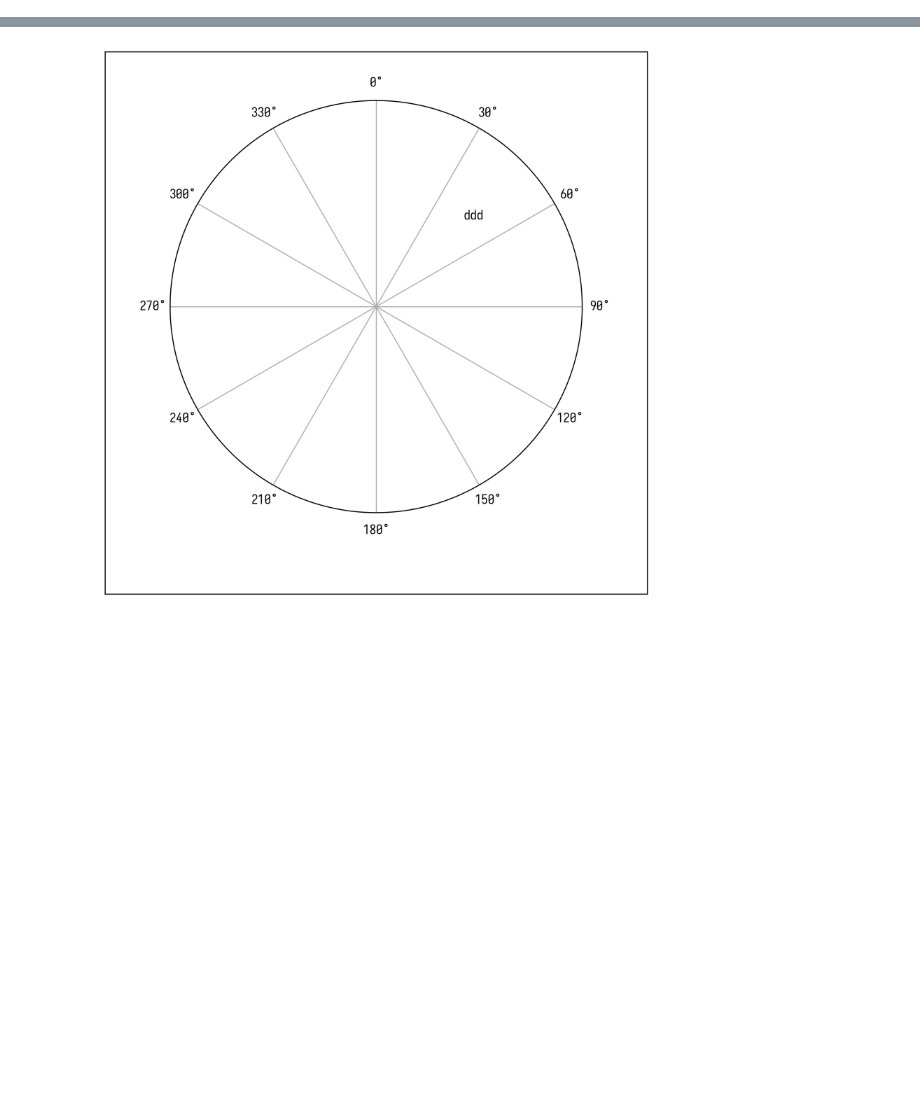
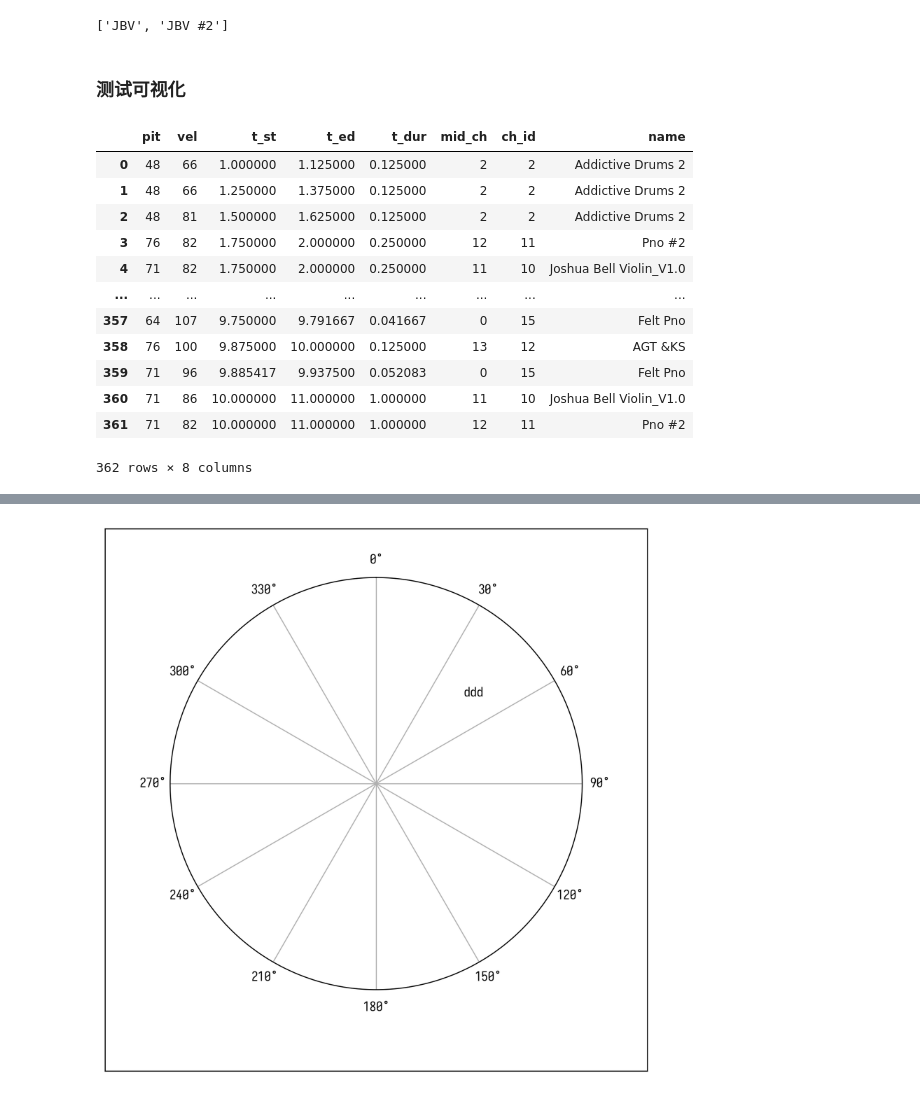
Before and after one commit to GrayFL/MelodyMachine, a Jupyter notebook: main.ipynb, the cells around one changed output, grey strips where cells are left out. Cells and saved outputs as stored; diff of their text form; code cells hidden in the pictures; blank space fills up the shorter version.

```diff
--- a/main.ipynb
+++ b/main.ipynb
@@ -22,0 +152,6 @@ The autoreload extension is already loaded. To reload it, use:
+# %%
+song.search_channels(['jbv'])
+# %% [output]
+['JBV', 'JBV #2']
+# %% [markdown]
+### 测试可视化
@@ -22,0 +160,16 @@ The autoreload extension is already loaded. To reload it, use:
+# %%
+song[:10]
+# %% [output]
+|  | pit | vel | t_st | t_ed | t_dur | mid_ch | ch_id | name |
+| 0 | 48 | 66 | 1.000000 | 1.125000 | 0.125000 | 2 | 2 | Addictive Drums 2 |
+| 1 | 48 | 66 | 1.250000 | 1.375000 | 0.125000 | 2 | 2 | Addictive Drums 2 |
+| 2 | 48 | 81 | 1.500000 | 1.625000 | 0.125000 | 2 | 2 | Addictive Drums 2 |
+| 3 | 76 | 82 | 1.750000 | 2.000000 | 0.250000 | 12 | 11 | Pno #2 |
+| 4 | 71 | 82 | 1.750000 | 2.000000 | 0.250000 | 11 | 10 | Joshua Bell Violin_V1.0 |
+| ... | ... | ... | ... | ... | ... | ... | ... | ... |
+| 357 | 64 | 107 | 9.750000 | 9.791667 | 0.041667 | 0 | 15 | Felt Pno |
+| 358 | 76 | 100 | 9.875000 | 10.000000 | 0.125000 | 13 | 12 | AGT &KS |
+| 359 | 71 | 96 | 9.885417 | 9.937500 | 0.052083 | 0 | 15 | Felt Pno |
+| 360 | 71 | 86 | 10.000000 | 11.000000 | 1.000000 | 11 | 10 | Joshua Bell Violin_V1.0 |
+| 361 | 71 | 82 | 10.000000 | 11.000000 | 1.000000 | 12 | 11 | Pno #2 |
+362 rows × 8 columns
```
Also changed, not shown: parts of 61 cells of this notebook, 8 other files.
